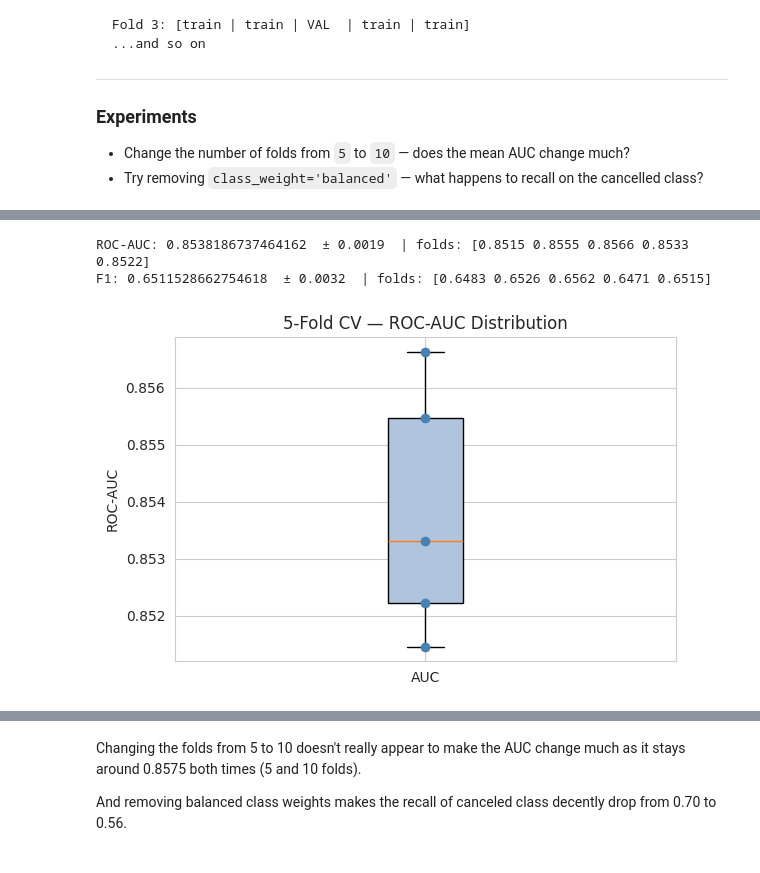
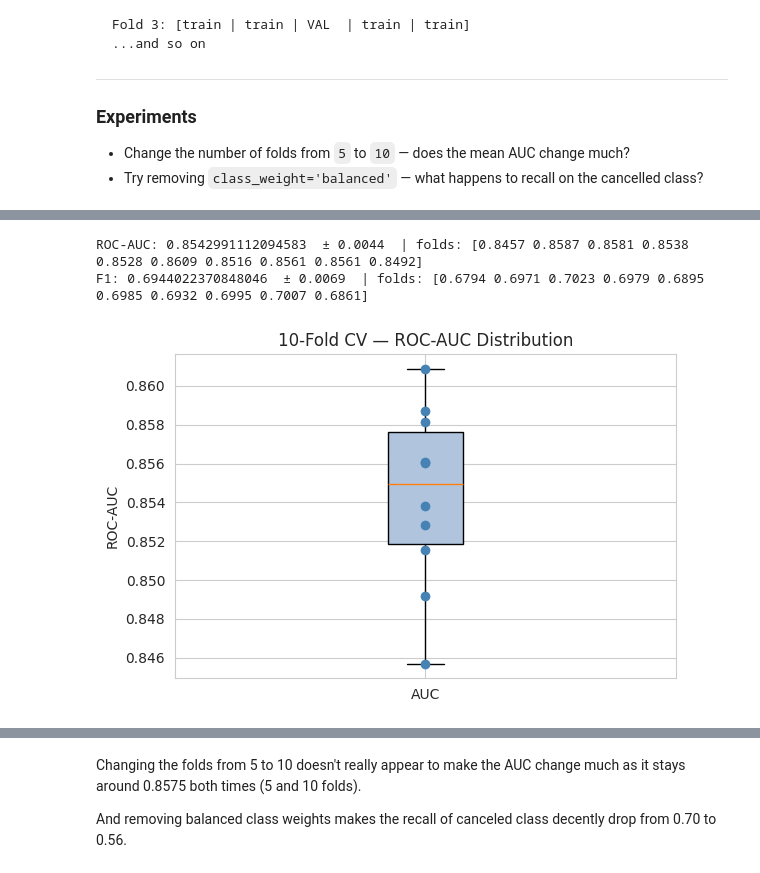
Before and after one commit to nhorton06/week_8, a Jupyter notebook: hotel_cancellation_lab.ipynb, the cells around one changed output, grey strips where cells are left out. Cells and saved outputs as stored; diff of their text form; code cells hidden in the pictures.

```diff
--- a/hotel_cancellation_lab.ipynb
+++ b/hotel_cancellation_lab.ipynb
@@ -481,27 +509,27 @@ Pipeline(steps=[('prep',
 # %%
 # Cross Validation
 
 cv = StratifiedKFold(n_splits = 10, shuffle = True, random_state = 100)
 
 cv_auc = cross_val_score(pipe3, X_train, y_train, cv = cv, scoring = 'roc_auc')
 cv_f1 = cross_val_score(pipe3, X_train, y_train, cv = cv, scoring = 'f1')
 
 print(f'ROC-AUC: {cv_auc.mean()}  ± {cv_auc.std():.4f}  | folds: {np.round(cv_auc, 4)}')
 print(f'F1: {cv_f1.mean()}  ± {cv_f1.std():.4f}  | folds: {np.round(cv_f1, 4)}')
 
 # Box-plot of fold AUCs
 fig, ax = plt.subplots(figsize=(6, 4))
 ax.boxplot([cv_auc], labels=['AUC'], patch_artist=True,
            boxprops=dict(facecolor='lightsteelblue'))
 ax.scatter([1]*len(cv_auc), cv_auc, color='steelblue', zorder=3)
-ax.set_title('5-Fold CV — ROC-AUC Distribution')
+ax.set_title('10-Fold CV — ROC-AUC Distribution')
 ax.set_ylabel('ROC-AUC')
 plt.tight_layout()
 plt.show()
 # %% [output]
-ROC-AUC: 0.8538186737464162  ± 0.0019  | folds: [0.8515 0.8555 0.8566 0.8533 0.8522]
-F1: 0.6511528662754618  ± 0.0032  | folds: [0.6483 0.6526 0.6562 0.6471 0.6515]
+ROC-AUC: 0.8542991112094583  ± 0.0044  | folds: [0.8457 0.8587 0.8581 0.8538 0.8528 0.8609 0.8516 0.8561 0.8561 0.8492]
+F1: 0.6944022370848046  ± 0.0069  | folds: [0.6794 0.6971 0.7023 0.6979 0.6895 0.6985 0.6932 0.6995 0.7007 0.6861]
-[figure, old version]
+[figure, new version]
 # %%
 # Evaluate with predictions and Confusion Matrix
 
```
Also changed, not shown: parts of 7 cells of this notebook, 1 other file.
